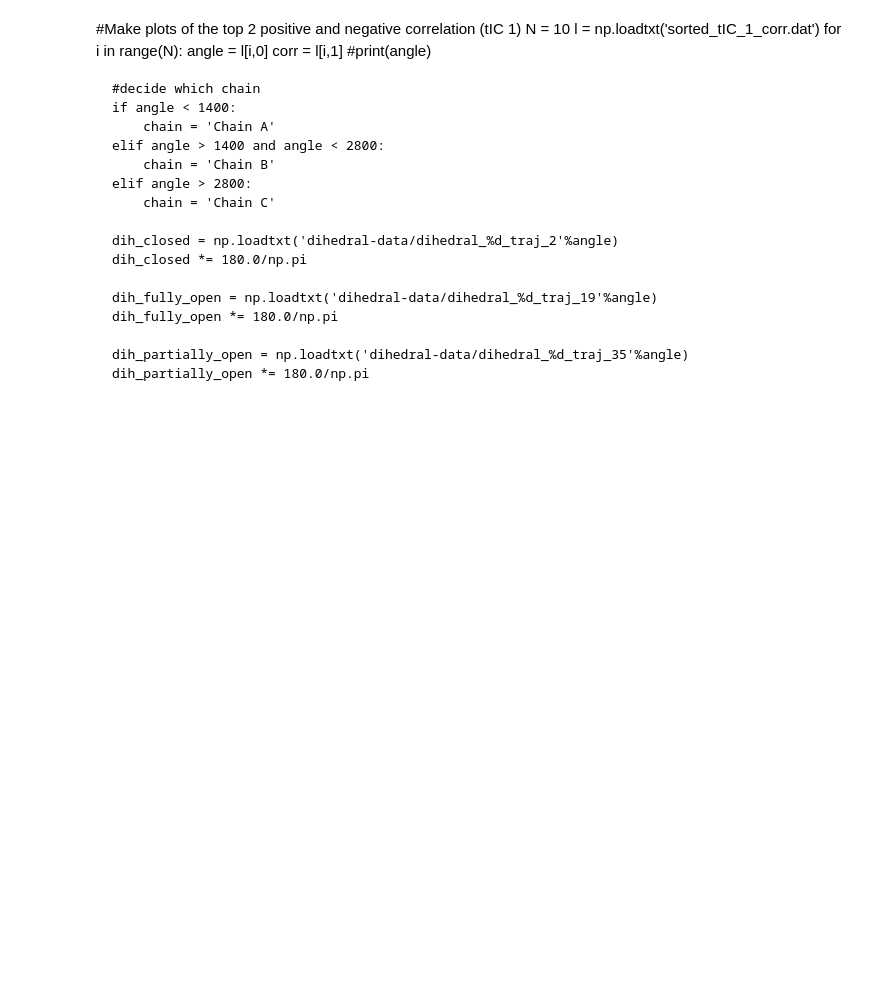
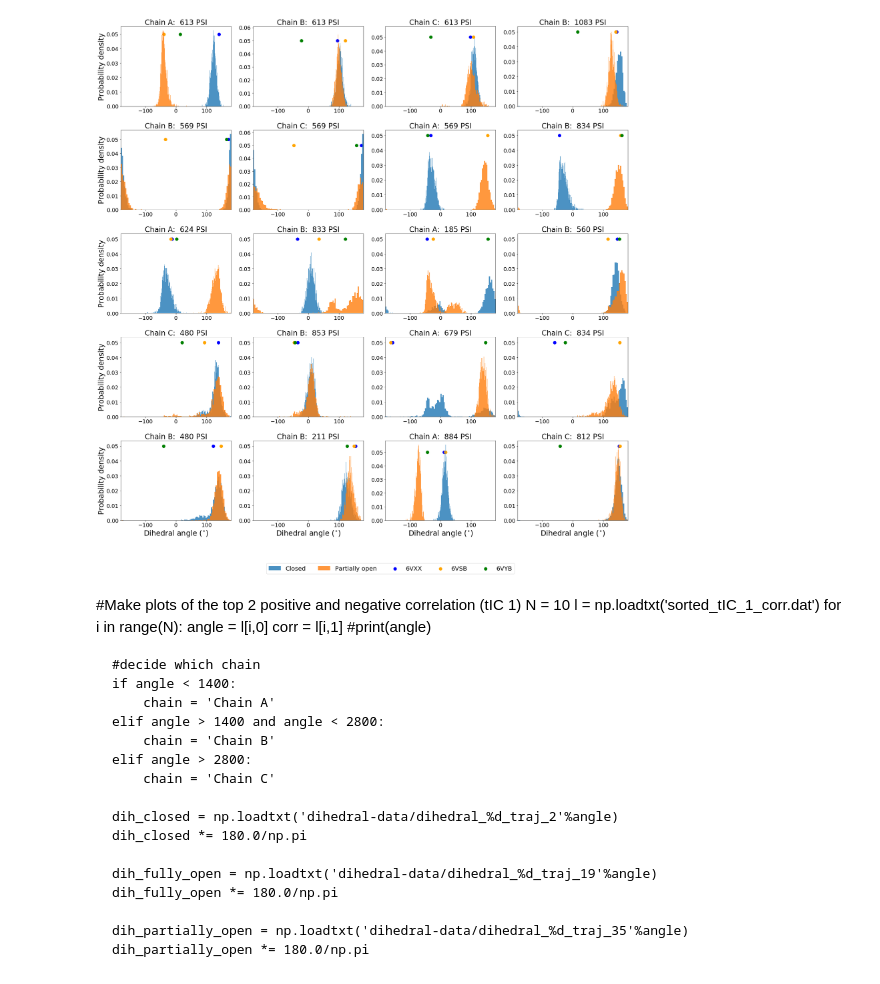
Before and after one commit to dhimanray/COVID-19-correlation-work, a Jupyter notebook: tica-dihedral/dihedral-dist.ipynb, the cells around one changed output. Drawn from its saved outputs; the diff is of its cells as text; code cells hidden in the pictures; blank space fills up the shorter version.

```diff
--- a/tica-dihedral/dihedral-dist.ipynb
+++ b/tica-dihedral/dihedral-dist.ipynb
@@ -19,3 +153,56 @@ feat.add_backbone_torsions("index 35338 to 53006", cossin=False, periodic=True)
+# %%
+#SI Figure (Psi)
+fig = plt.figure(figsize=(30,30))
+fig.subplots_adjust(hspace=0.3, wspace=0.2)
+
+plt.subplot(5,4,1)
+plot_dist('A',613,'psi',ylabel=True)
+plt.subplot(5,4,2)
+plot_dist('B',613,'psi')
+plt.subplot(5,4,3)
+plot_dist('C',613,'psi')
+plt.subplot(5,4,4)
+plot_dist('B',1083,'psi')
+plt.subplot(5,4,5)
+plot_dist('B',569,'psi',ylabel=True)
+plt.subplot(5,4,6)
+plot_dist('C',569,'psi')
+plt.subplot(5,4,7)
+plot_dist('A',569,'psi',)
+plt.subplot(5,4,8)
+plot_dist('B',834,'psi')
+plt.subplot(5,4,9)
+plot_dist('A',624,'psi',ylabel=True)
+plt.subplot(5,4,10)
+plot_dist('B',833,'psi')
+plt.subplot(5,4,11)
+plot_dist('A',185,'psi')
+plt.subplot(5,4,12)
+plot_dist('B',560,'psi')
+plt.subplot(5,4,13)
+plot_dist('C',480,'psi',ylabel=True)
+plt.subplot(5,4,14)
+plot_dist('B',853,'psi')
+plt.subplot(5,4,15)
+plot_dist('A',679,'psi')
+plt.subplot(5,4,16)
+plot_dist('C',834,'psi')
+plt.subplot(5,4,17)
+plot_dist('B',480,'psi',ylabel=True,xlabel=True)
+plt.subplot(5,4,18)
+plot_dist('B',211,'psi',xlabel=True)
+plt.subplot(5,4,19)
+plot_dist('A',884,'psi',xlabel=True)
+plt.subplot(5,4,20)
+plot_dist('C',812,'psi',xlabel=True)
+
+
+
+plt.legend(fontsize=20,ncol=5,bbox_to_anchor=(0, -0.5))
+#plt.show()
+plt.savefig('dihedral-distribution-SI-Psi.pdf',bbox_inches='tight')
+# %% [output]
+[figure, added]
 # %%
 #writing sorted correlation data in verbose format
 def get_chain(index):
```
Also changed, not shown: parts of 6 cells of this notebook, 33 other files.
